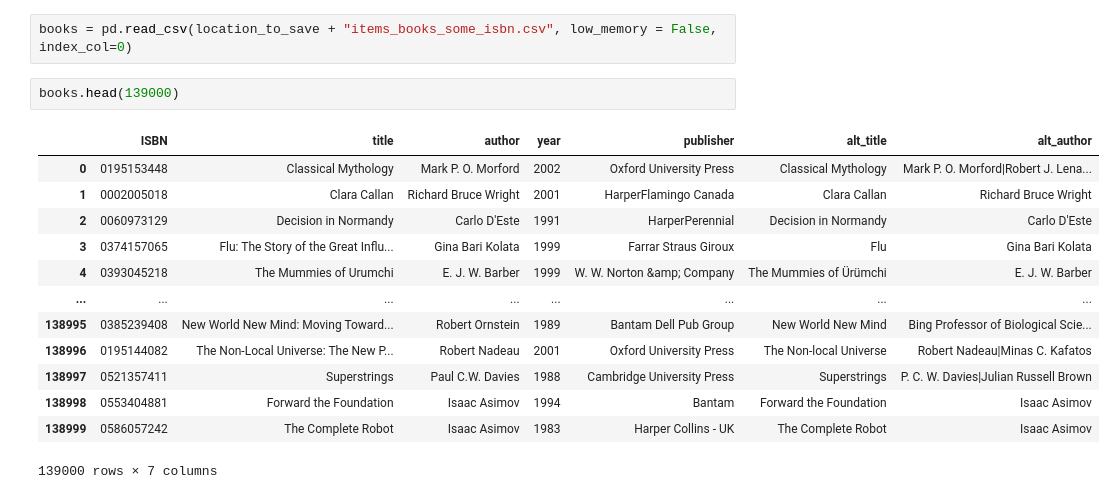
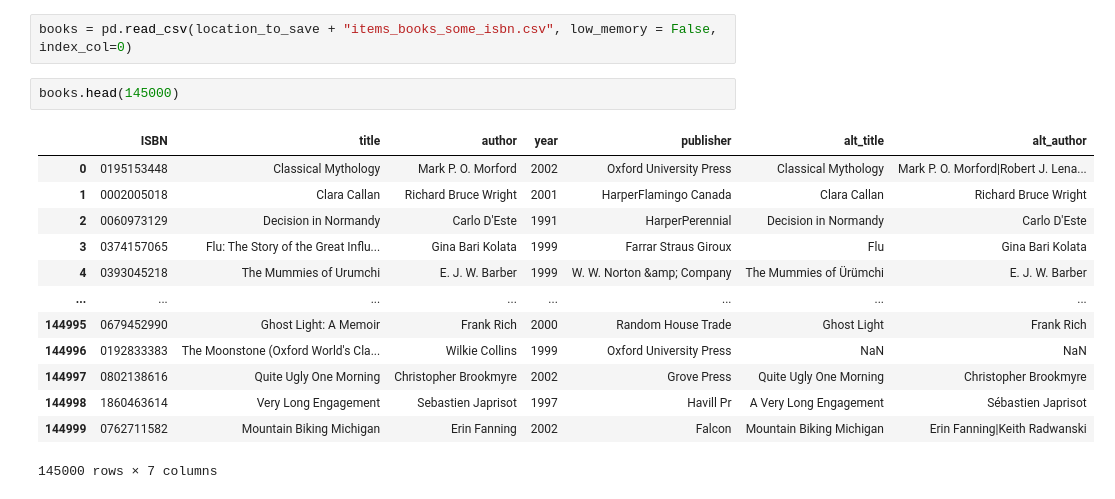
Before and after one commit to SavvinaDaniil/EnrichBookCrossing, a Jupyter notebook: test.ipynb, the cells around one changed output. Drawn from its saved outputs; the diff is of its cells as text.

```diff
--- a/test.ipynb
+++ b/test.ipynb
@@ -4,18 +4,18 @@ location_to_save = "data/final_files/"
 # %%
 books = pd.read_csv(location_to_save + "items_books_some_isbn.csv", low_memory = False, index_col=0)
 # %%
-books.head(139000)
+books.head(145000)
 # %% [output]
 |  | ISBN | title | author | year | publisher | alt_title | alt_author |
 | 0 | 0195153448 | Classical Mythology | Mark P. O. Morford | 2002 | Oxford University Press | Classical Mythology | Mark P. O. Morford|Robert J. Lena... |
 | 1 | 0002005018 | Clara Callan | Richard Bruce Wright | 2001 | HarperFlamingo Canada | Clara Callan | Richard Bruce Wright |
 | 2 | 0060973129 | Decision in Normandy | Carlo D'Este | 1991 | HarperPerennial | Decision in Normandy | Carlo D'Este |
 | 3 | 0374157065 | Flu: The Story of the Great Influ... | Gina Bari Kolata | 1999 | Farrar Straus Giroux | Flu | Gina Bari Kolata |
 | 4 | 0393045218 | The Mummies of Urumchi | E. J. W. Barber | 1999 | W. W. Norton &amp; Company | The Mummies of Ürümchi | E. J. W. Barber |
 | ... | ... | ... | ... | ... | ... | ... | ... |
-| 138995 | 0385239408 | New World New Mind: Moving Toward... | Robert Ornstein | 1989 | Bantam Dell Pub Group | New World New Mind | Bing Professor of Biological Scie... |
-| 138996 | 0195144082 | The Non-Local Universe: The New P... | Robert Nadeau | 2001 | Oxford University Press | The Non-local Universe | Robert Nadeau|Minas C. Kafatos |
-| 138997 | 0521357411 | Superstrings | Paul C.W. Davies | 1988 | Cambridge University Press | Superstrings | P. C. W. Davies|Julian Russell Brown |
-| 138998 | 0553404881 | Forward the Foundation | Isaac Asimov | 1994 | Bantam | Forward the Foundation | Isaac Asimov |
-| 138999 | 0586057242 | The Complete Robot | Isaac Asimov | 1983 | Harper Collins - UK | The Complete Robot | Isaac Asimov |
+| 144995 | 0679452990 | Ghost Light: A Memoir | Frank Rich | 2000 | Random House Trade | Ghost Light | Frank Rich |
+| 144996 | 0192833383 | The Moonstone (Oxford World's Cla... | Wilkie Collins | 1999 | Oxford University Press | NaN | NaN |
+| 144997 | 0802138616 | Quite Ugly One Morning | Christopher Brookmyre | 2002 | Grove Press | Quite Ugly One Morning | Christopher Brookmyre |
+| 144998 | 1860463614 | Very Long Engagement | Sebastien Japrisot | 1997 | Havill Pr | A Very Long Engagement | Sébastien Japrisot |
+| 144999 | 0762711582 | Mountain Biking Michigan | Erin Fanning | 2002 | Falcon | Mountain Biking Michigan | Erin Fanning|Keith Radwanski |
-139000 rows × 7 columns
+145000 rows × 7 columns
```
Also changed, not shown: 2 other files.
